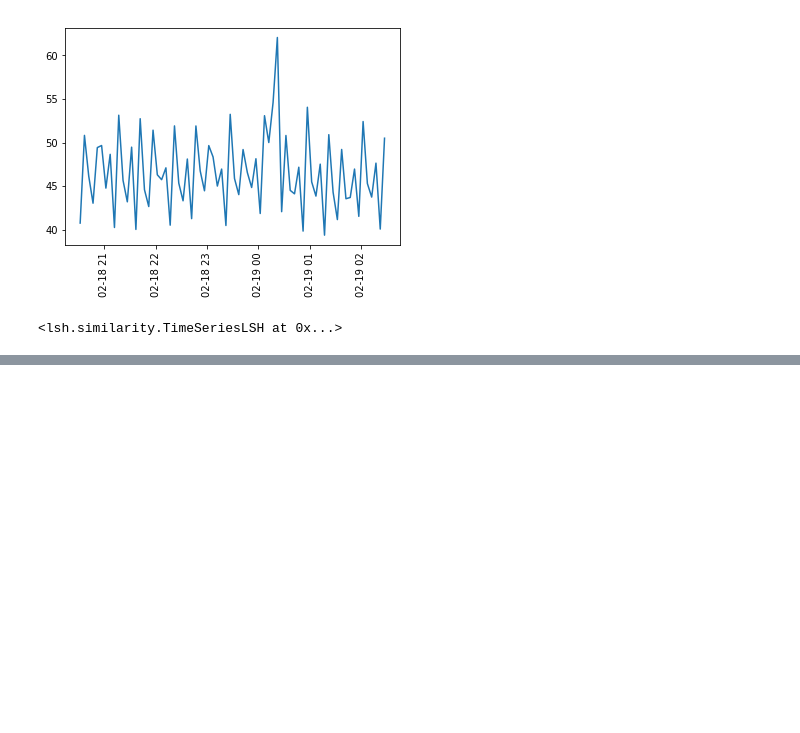
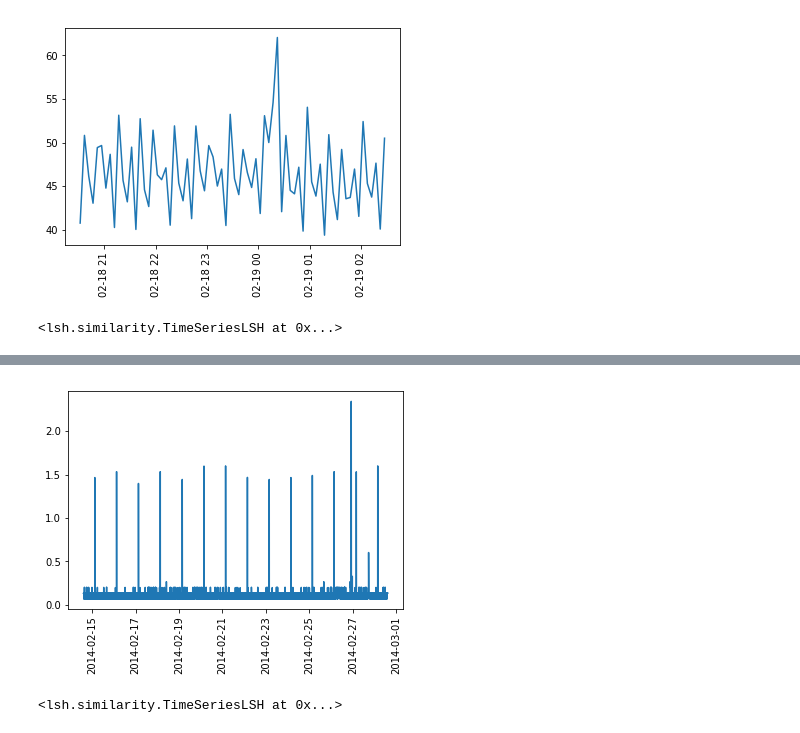
Before and after one commit to ktatarnikov/time-series, a Jupyter notebook: notebooks/TimeSeries similarity.ipynb, the cells around one changed output, grey strips where cells are left out. Drawn from its saved outputs; the diff is of its cells as text; code cells hidden in the pictures; blank space fills up the shorter version.

```diff
--- a/notebooks/TimeSeries similarity.ipynb
+++ b/notebooks/TimeSeries similarity.ipynb
@@ -141,0 +147,13 @@ show_metric(metric_windows, 36)
+# %%
+metric_ec2_cpu_utilization_24ae8d = read_metric('realAWSCloudwatch/ec2_cpu_utilization_24ae8d.csv')
+metric_ec2_cpu_utilization_24ae8d['timestamp'] = pd.to_datetime(metric_ec2_cpu_utilization_24ae8d['timestamp'], infer_datetime_format=True)
+metric_ec2_cpu_utilization_24ae8d = metric_ec2_cpu_utilization_24ae8d.sort_values(by='timestamp')
+plt.plot(metric_ec2_cpu_utilization_24ae8d['timestamp'], metric_ec2_cpu_utilization_24ae8d['y'])
+plt.xticks(rotation='vertical')
+metric_windows_metric_ec2_cpu_utilization_24ae8d = split_series(metric_ec2_cpu_utilization_24ae8d)
+# %% [output]
+[figure, added]
+# %%
+hash_index.fit(metric_windows_metric_ec2_cpu_utilization_24ae8d)
+# %% [output]
+<lsh.similarity.TimeSeriesLSH at 0x...>
```
Also changed, not shown: parts of 6 cells of this notebook, 1 other file.
